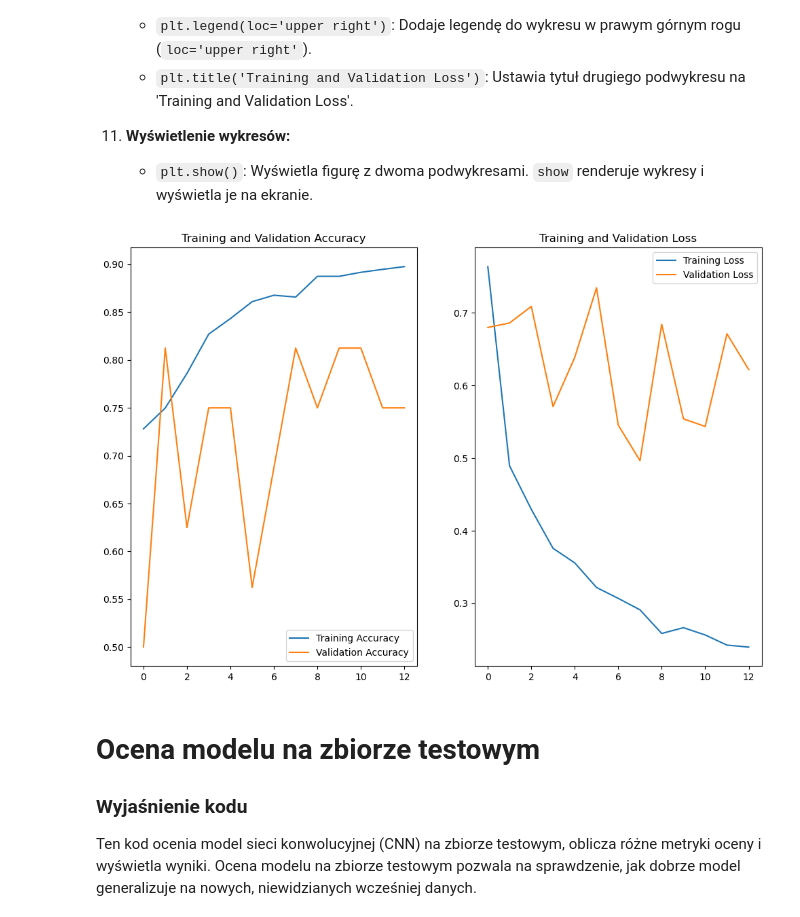
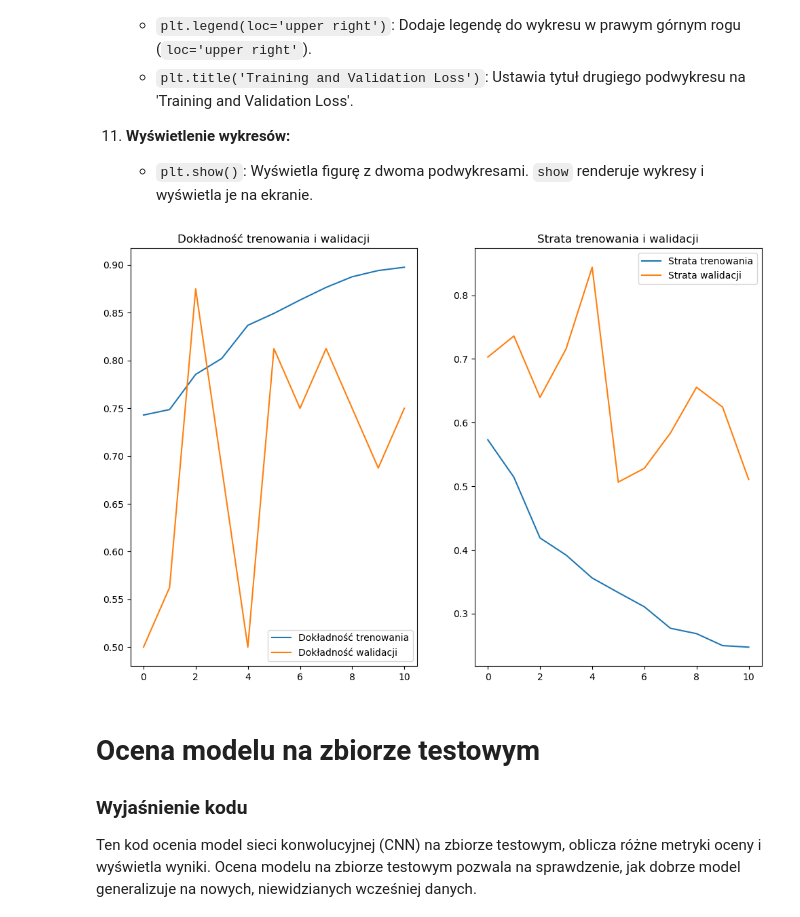
Before and after one commit to LiCHUTKO/pneumonia-detection-ai, a Jupyter notebook: notebook.ipynb, the cells around one changed output. Saved outputs shown, nothing was run; the diff lists cells and outputs as text; code cells hidden in the pictures.

```diff
--- a/notebook.ipynb
+++ b/notebook.ipynb
@@ -120,6 +120,7 @@ Ten kod przygotowuje dane obrazowe do treningu, walidacji i testowania modelu si
    - `class_mode='binary'`: Ustawia tryb klasyfikacji na binarny.
    - `shuffle=False`: Wyłącza losowe mieszanie obrazów. Kolejność obrazów w generatorze testowym pozostaje taka sama, co jest ważne dla oceny modelu i porównywania wyników.
 # %%
+# Przygotowanie danych z augmentacją
 train_datagen = ImageDataGenerator(
     rescale=1./255,
     rotation_range=20,
@@ -127,7 +128,7 @@ train_datagen = ImageDataGenerator(
     height_shift_range=0.2,
     shear_range=0.2,
     zoom_range=0.2,
-    horizontal_flip=True
+    horizontal_flip=True,
     fill_mode='nearest'
 )
 
@@ -141,10 +142,17 @@ train_generator = train_datagen.flow_from_directory(
     class_mode='binary'
 )
 
-test_generator = test_datagen.flow_from_directory(
-    train_dir,
+val_generator = val_datagen.flow_from_directory(
+    val_dir,
     target_size=(150, 150),
     batch_size=32,
     class_mode='binary'
+)
+
+test_generator = test_datagen.flow_from_directory(
+    test_dir,
+    target_size=(150, 150),
+    batch_size=32,
+    class_mode='binary',
     shuffle=False
 )
@@ -441,26 +451,28 @@ Ten kod wizualizuje wyniki treningu modelu, w tym dokładność i stratę zarów
 # %%
 acc = history.history['accuracy']
 val_acc = history.history['val_accuracy']
 loss = history.history['loss']
 val_loss = history.history['val_loss']
 
 epochs_range = range(len(acc))
 
 plt.figure(figsize=(12, 8))
+
 plt.subplot(1, 2, 1)
-plt.plot(epochs_range, acc, label='Training Accuracy')
-plt.plot(epochs_range, val_acc, label='Validation Accuracy')
+plt.plot(epochs_range, acc, label='Dokładność trenowania')
+plt.plot(epochs_range, val_acc, label='Dokładność walidacji')
 plt.legend(loc='lower right')
-plt.title('Training and Validation Accuracy')
+plt.title('Dokładność trenowania i walidacji')
 
 plt.subplot(1, 2, 2)
-plt.plot(epochs_range, loss, label='Training Loss')
-plt.plot(epochs_range, val_loss, label='Validation Loss')
+plt.plot(epochs_range, loss, label='Strata trenowania')
+plt.plot(epochs_range, val_loss, label='Strata walidacji')
 plt.legend(loc='upper right')
-plt.title('Training and Validation Loss')
+plt.title('Strata trenowania i walidacji')
+
 plt.show()
 # %% [output]
-[figure, old version]
+[figure, new version]
 # %% [markdown]
 # **Ocena modelu na zbiorze testowym**
 
```
Also changed, not shown: parts of 7 cells of this notebook, 2 other files.
